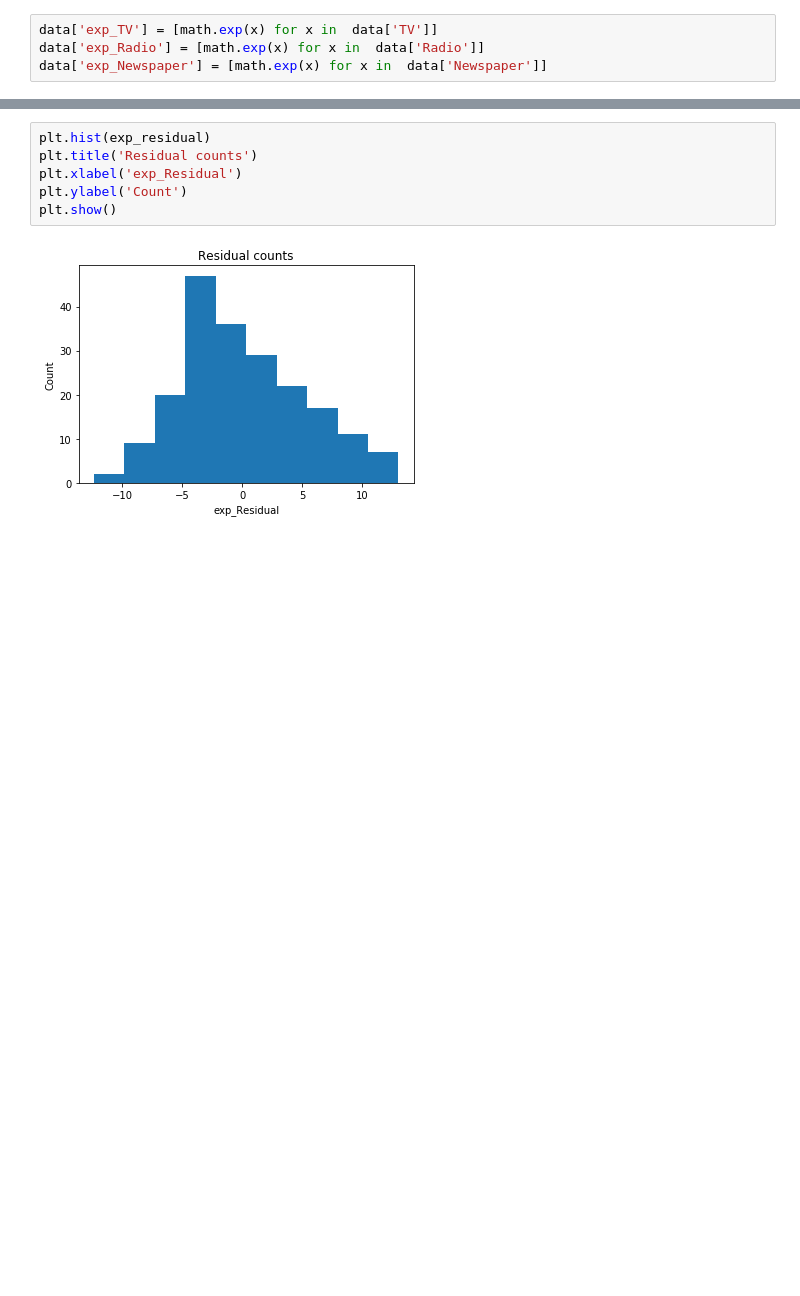
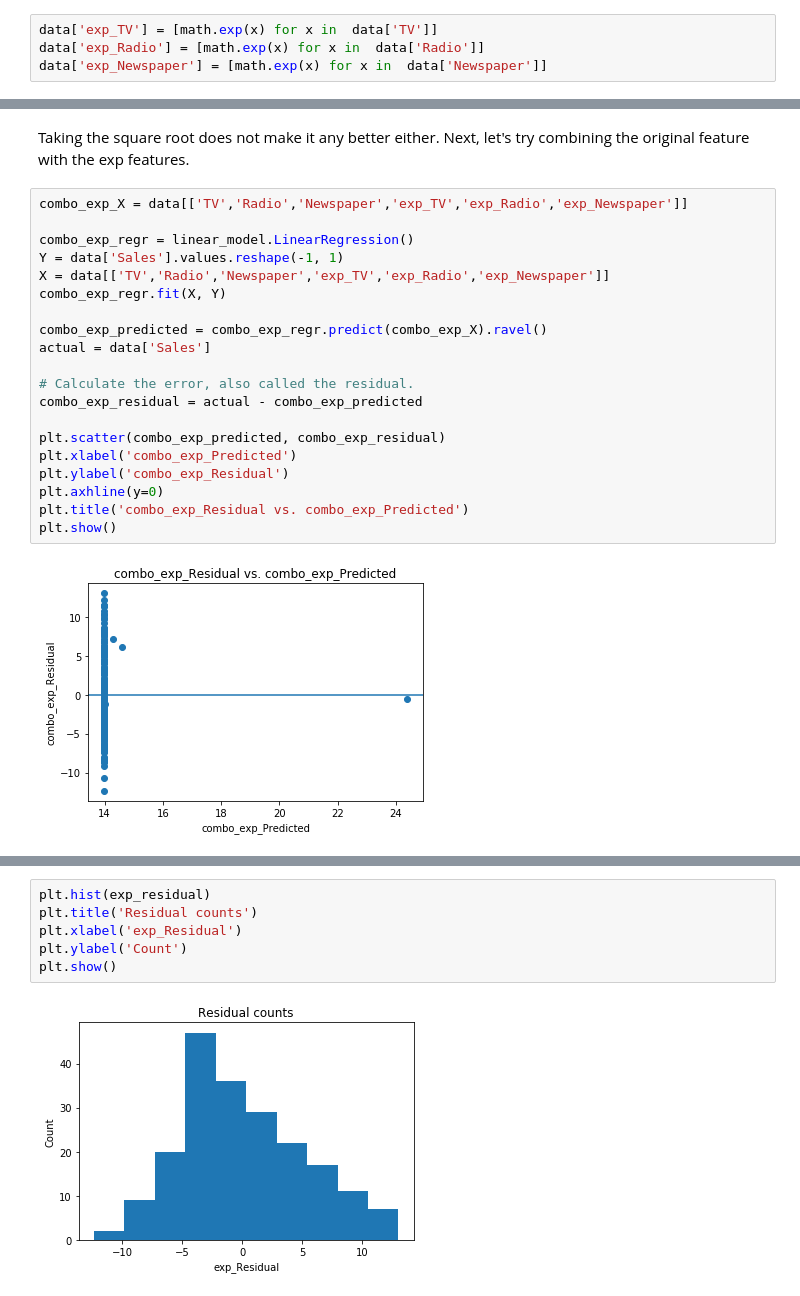
Before and after one commit to jatlukze/Thinkful-Practices, a Jupyter notebook: homoscedasticity and multivariate normality.ipynb, the cells around one changed output, grey strips where cells are left out. Saved outputs shown, nothing was run; the diff lists cells and outputs as text; blank space fills up the shorter version.

```diff
--- a/homoscedasticity and multivariate normality.ipynb
+++ b/homoscedasticity and multivariate normality.ipynb
@@ -110,0 +140,24 @@ plt.show()
+# %% [markdown]
+Taking the square root does not make it any better either. Next, let's try combining the original feature with the exp features.
+# %%
+combo_exp_X = data[['TV','Radio','Newspaper','exp_TV','exp_Radio','exp_Newspaper']]
+
+combo_exp_regr = linear_model.LinearRegression()
+Y = data['Sales'].values.reshape(-1, 1)
+X = data[['TV','Radio','Newspaper','exp_TV','exp_Radio','exp_Newspaper']]
+combo_exp_regr.fit(X, Y)
+
+combo_exp_predicted = combo_exp_regr.predict(combo_exp_X).ravel()
+actual = data['Sales']
+
+# Calculate the error, also called the residual.
+combo_exp_residual = actual - combo_exp_predicted
+
+plt.scatter(combo_exp_predicted, combo_exp_residual)
+plt.xlabel('combo_exp_Predicted')
+plt.ylabel('combo_exp_Residual')
+plt.axhline(y=0)
+plt.title('combo_exp_Residual vs. combo_exp_Predicted')
+plt.show()
+# %% [output]
+[figure, added]
```
Also changed, not shown: parts of 18 cells of this notebook.
